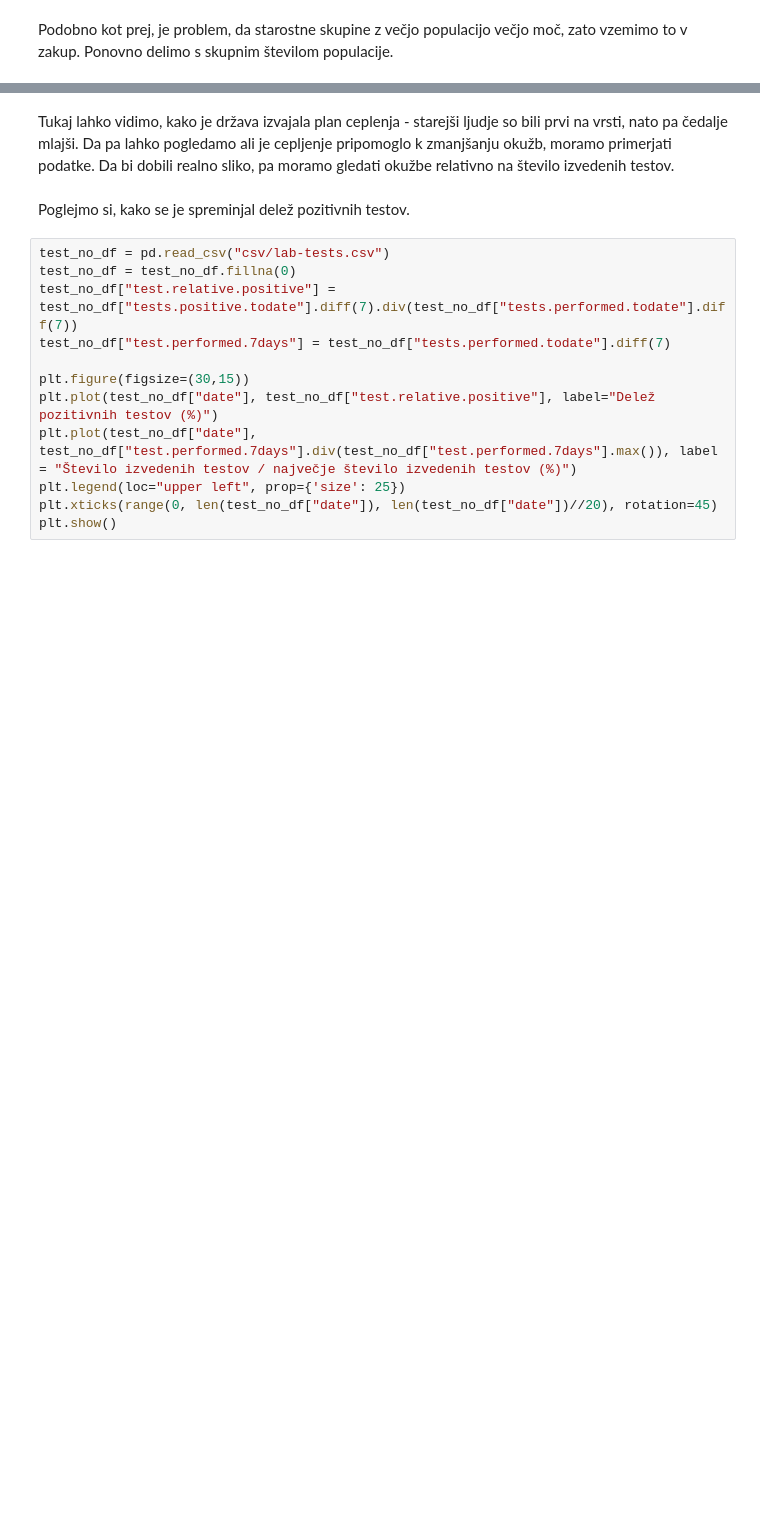
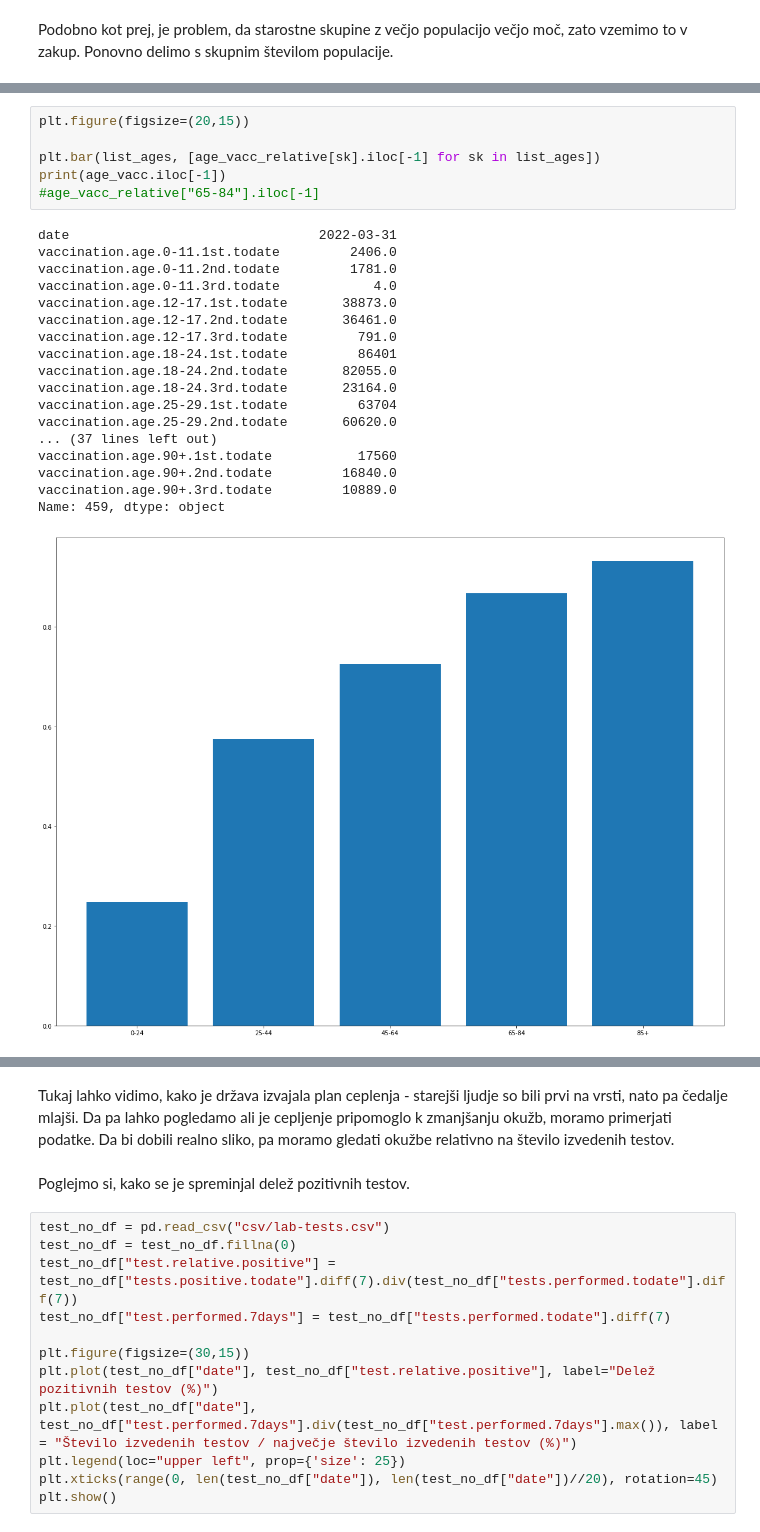
Before and after one commit to SerugaDavid/PR21DSZHMM, a Jupyter notebook: naloga.ipynb, the cells around one changed output, grey strips where cells are left out. Drawn from its saved outputs; the diff is of its cells as text; blank space fills up the shorter version.

```diff
--- a/naloga.ipynb
+++ b/naloga.ipynb
@@ -185,3 +200,28 @@ plt.show()
+# %%
+plt.figure(figsize=(20,15))
+
+plt.bar(list_ages, [age_vacc_relative[sk].iloc[-1] for sk in list_ages])
+print(age_vacc.iloc[-1])
+#age_vacc_relative["65-84"].iloc[-1]
+# %% [output]
+date                                2022-03-31
+vaccination.age.0-11.1st.todate         2406.0
+vaccination.age.0-11.2nd.todate         1781.0
+vaccination.age.0-11.3rd.todate            4.0
+vaccination.age.12-17.1st.todate       38873.0
+vaccination.age.12-17.2nd.todate       36461.0
+vaccination.age.12-17.3rd.todate         791.0
+vaccination.age.18-24.1st.todate         86401
+vaccination.age.18-24.2nd.todate       82055.0
+vaccination.age.18-24.3rd.todate       23164.0
+vaccination.age.25-29.1st.todate         63704
+vaccination.age.25-29.2nd.todate       60620.0
+... (37 lines left out)
+vaccination.age.90+.1st.todate           17560
+vaccination.age.90+.2nd.todate         16840.0
+vaccination.age.90+.3rd.todate         10889.0
+Name: 459, dtype: object
+[figure, added]
 # %%
 age_vacc_new2 = pd.DataFrame()
 age_vacc_new2["0-24"] = sum(age_vacc[attr] for attr in [i for i in attrs_age_vacc[1:10] if "1st" in i])
```
Also changed, not shown: parts of 5 cells of this notebook, 2 other files.
